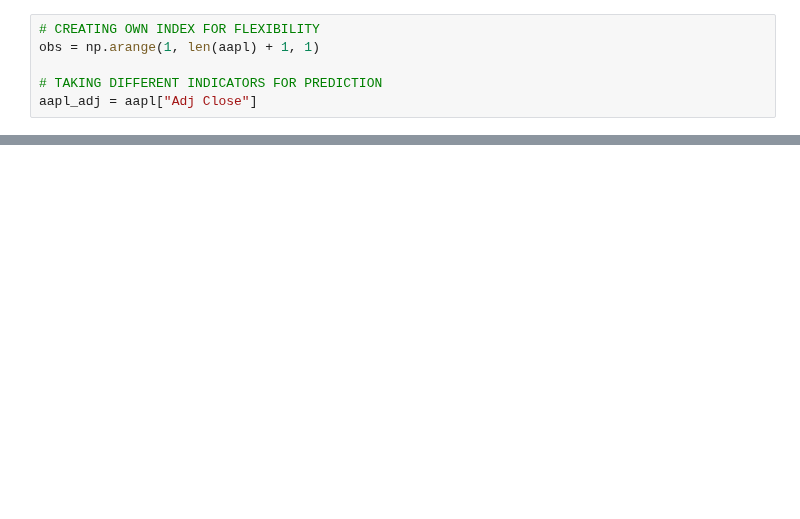
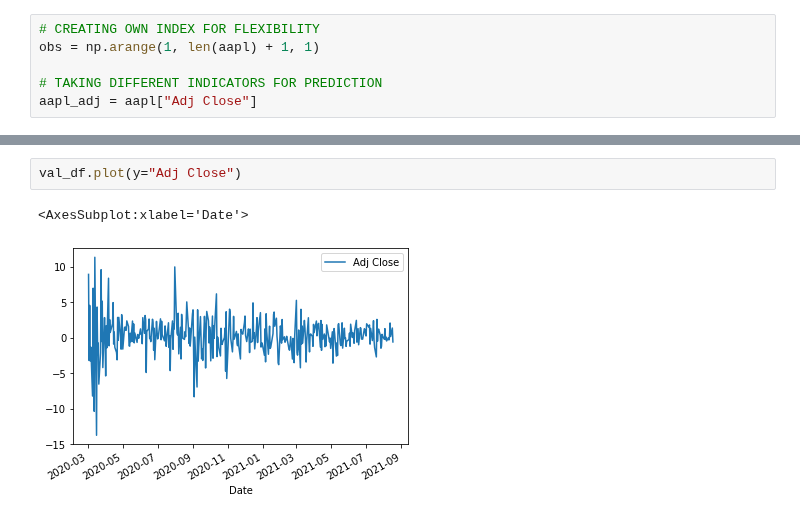
Before and after one commit to tl3472/Price-Prediction-and-Portfolio-Optimation, a Jupyter notebook: Final Report.ipynb, the cells around one changed output, grey strips where cells are left out. Saved outputs shown, nothing was run; the diff lists cells and outputs as text; blank space fills up the shorter version.

```diff
--- a/Final Report.ipynb
+++ b/Final Report.ipynb
@@ -198,0 +117,5 @@ Next Day Value: 139.28335571289062
+# %%
+val_df.plot(y="Adj Close")
+# %% [output]
+<AxesSubplot:xlabel='Date'>
+[figure, added]
```
Also changed, not shown: parts of 58 cells of this notebook.
